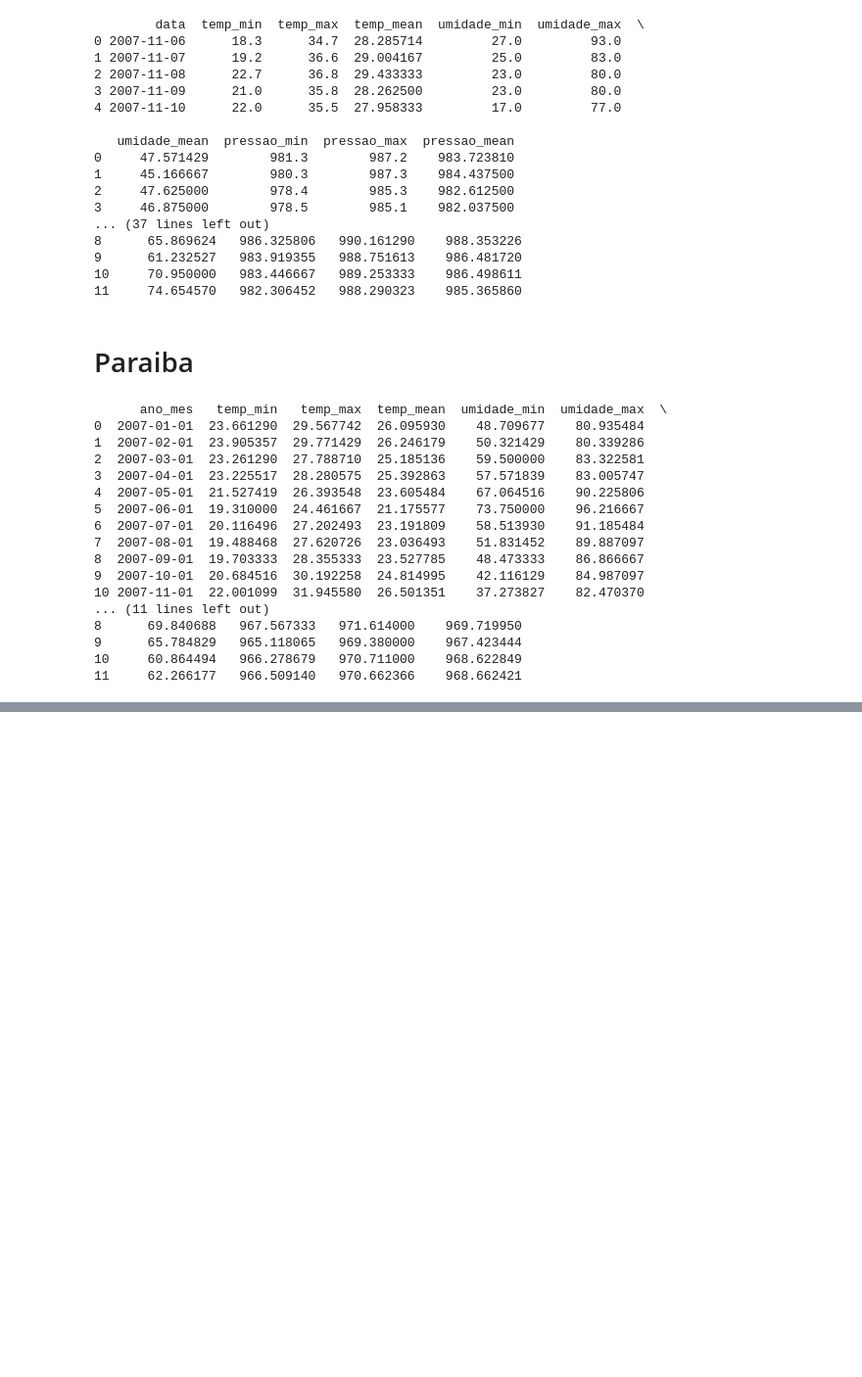
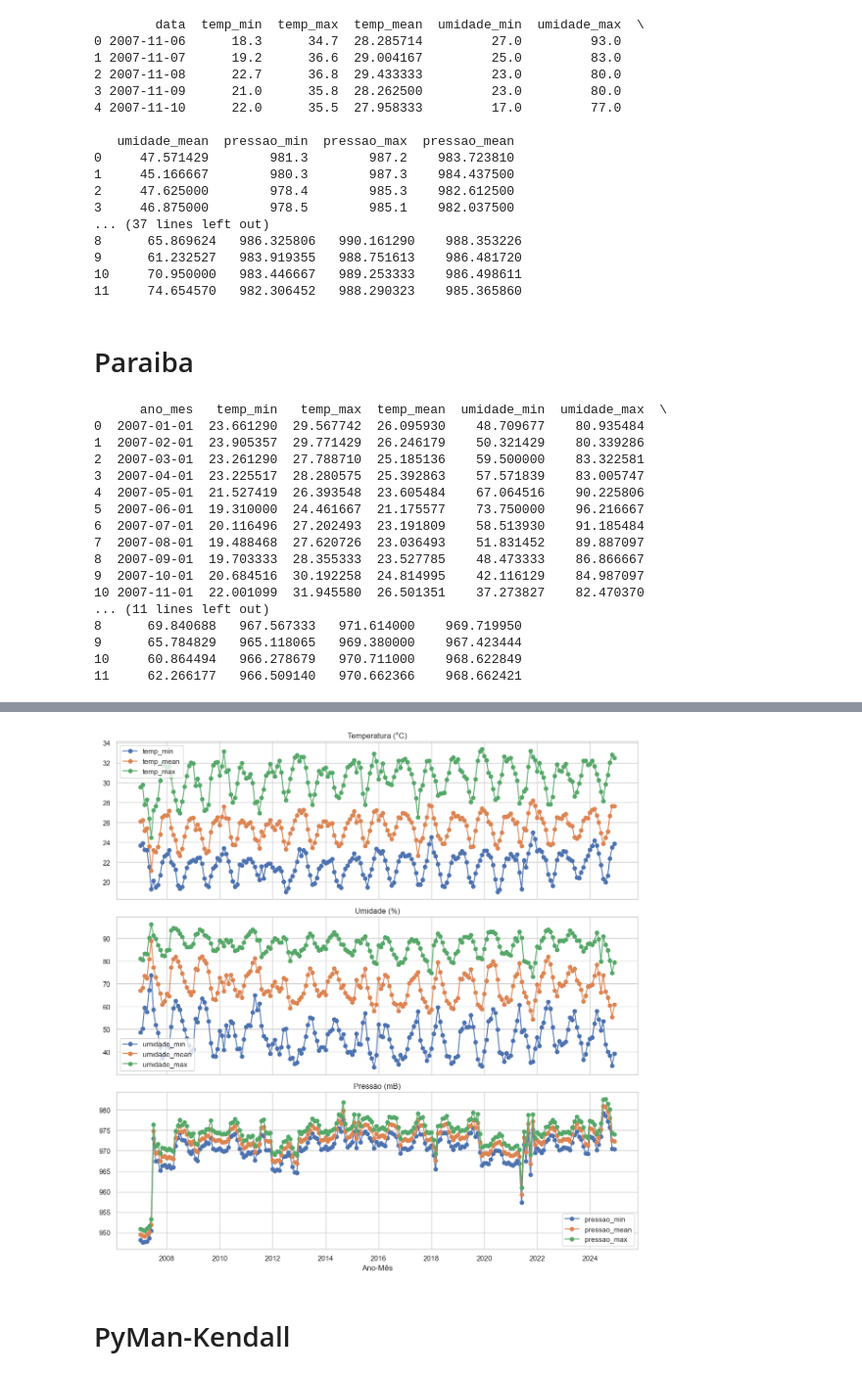
Before and after one commit to luquech/DadosTCC, a Jupyter notebook: DADOS_INMET.ipynb, the cells around one changed output, grey strips where cells are left out. Shown at 98% size. Saved outputs shown, nothing was run; the diff lists cells and outputs as text; code cells hidden in the pictures; blank space fills up the shorter version.

```diff
--- a/DADOS_INMET.ipynb
+++ b/DADOS_INMET.ipynb
@@ -2645,0 +2715,23 @@ media_mensal_estado.to_csv('media_mensal_estado.csv', index=False, encoding='utf
+# %%
+fig, axes = plt.subplots(3, 1, figsize=(12,12), sharex=True)
+
+variaveis = {
+    'Temperatura (°C)': ['temp_min', 'temp_mean', 'temp_max'],
+    'Umidade (%)': ['umidade_min', 'umidade_mean', 'umidade_max'],
+    'Pressão (mB)': ['pressao_min', 'pressao_mean', 'pressao_max']
+}
+
+for ax, (nome, colunas) in zip(axes, variaveis.items()):
+    for col in colunas:
+        ax.plot(media_mensal_estado['ano_mes'], media_mensal_estado[col], marker='o', label=col)
+    ax.set_title(nome)
+    ax.grid(True)
+    ax.legend()
+
+plt.xlabel('Ano-Mês')
+plt.tight_layout()
+plt.show()
+# %% [output]
+[figure, added]
+# %% [markdown]
+# PyMan-Kendall
```
Also changed, not shown: parts of 7 cells of this notebook.
